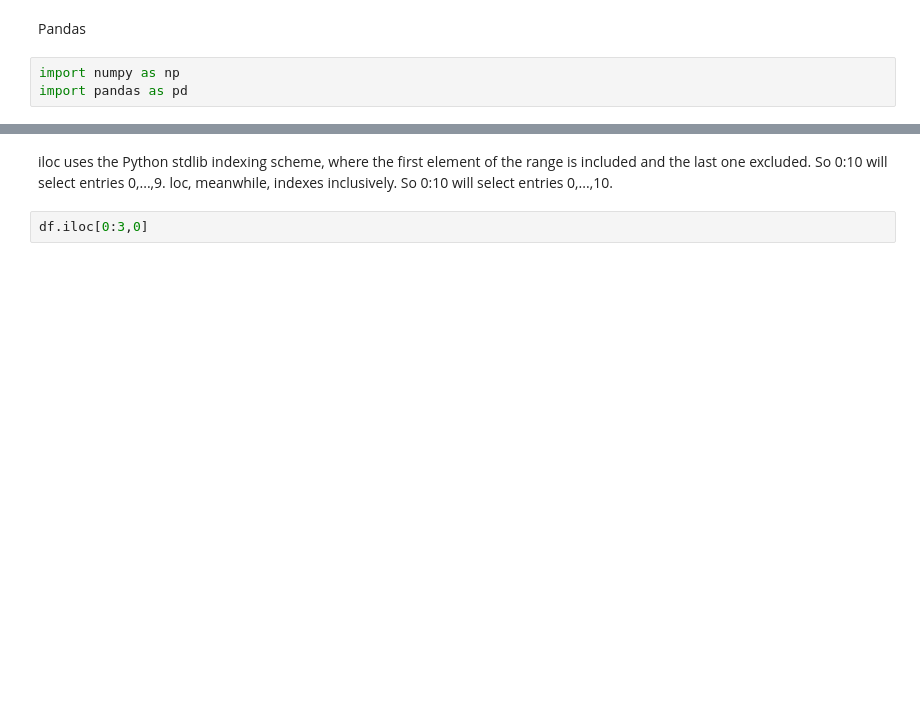
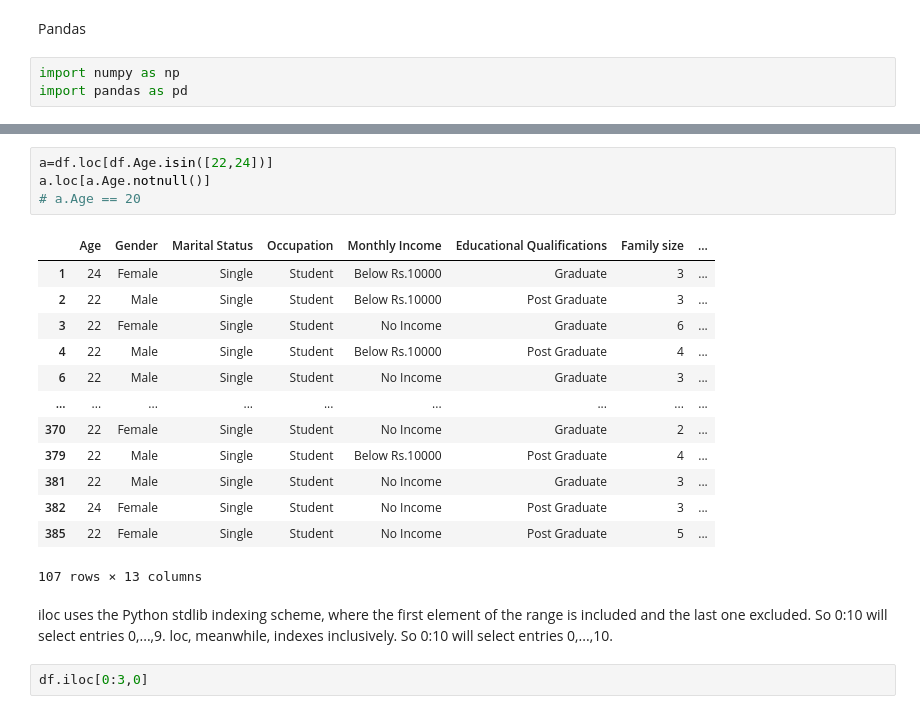
Before and after one commit to Bharathhh30/Shinchan, a Jupyter notebook: new.ipynb, the cells around one changed output, grey strips where cells are left out. Cells and saved outputs as stored; diff of their text form; blank space fills up the shorter version.

```diff
--- a/new.ipynb
+++ b/new.ipynb
@@ -8,3 +115,21 @@ df=pd.read_csv('onlinefoods.csv')
+# %%
+a=df.loc[df.Age.isin([22,24])]
+a.loc[a.Age.notnull()]
+# a.Age == 20
+# %% [output]
+|  | Age | Gender | Marital Status | Occupation | Monthly Income | Educational Qualifications | Family size | ... |
+| 1 | 24 | Female | Single | Student | Below Rs.10000 | Graduate | 3 | ... |
+| 2 | 22 | Male | Single | Student | Below Rs.10000 | Post Graduate | 3 | ... |
+| 3 | 22 | Female | Single | Student | No Income | Graduate | 6 | ... |
+| 4 | 22 | Male | Single | Student | Below Rs.10000 | Post Graduate | 4 | ... |
+| 6 | 22 | Male | Single | Student | No Income | Graduate | 3 | ... |
+| ... | ... | ... | ... | ... | ... | ... | ... | ... |
+| 370 | 22 | Female | Single | Student | No Income | Graduate | 2 | ... |
+| 379 | 22 | Male | Single | Student | Below Rs.10000 | Post Graduate | 4 | ... |
+| 381 | 22 | Male | Single | Student | No Income | Graduate | 3 | ... |
+| 382 | 24 | Female | Single | Student | No Income | Post Graduate | 3 | ... |
+| 385 | 22 | Female | Single | Student | No Income | Post Graduate | 5 | ... |
+107 rows × 13 columns
 # %% [markdown]
 iloc uses the Python stdlib indexing scheme, where the first element of the range is included
 and the last one excluded. So 0:10 will select entries 0,...,9. loc, meanwhile, indexes inclusively. So 0:10 will select entries 0,...,10.
```
Also changed, not shown: parts of 9 cells of this notebook.
